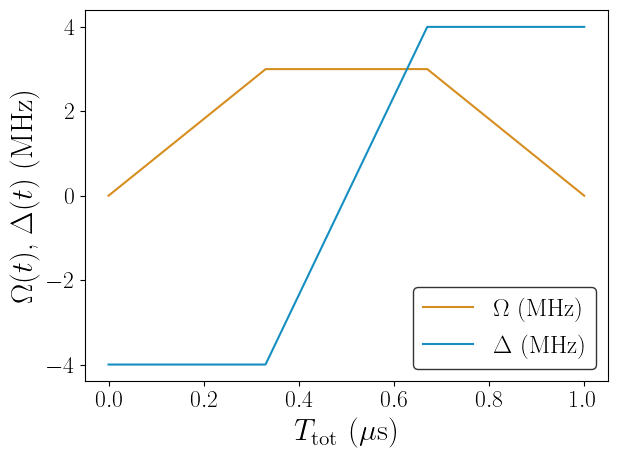
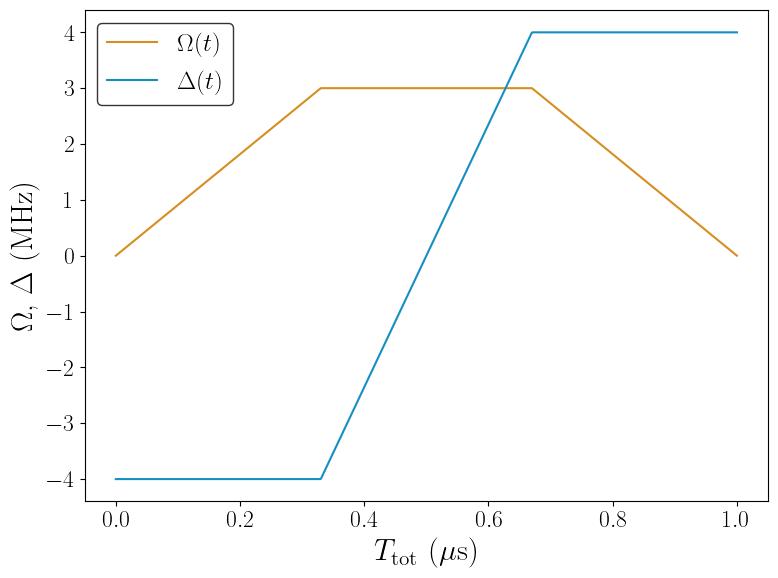
The notebook cell's code change between the first figure and the second:
--- before
+++ after
@@ -12,9 +12,10 @@
 
 # --- plotting ------------------------------------------------
-fig, ax = plt.subplots()
-ax.plot(t_grid*1e6, Omega_t/(2*np.pi*1e6), label=r"$\Omega$ (MHz)", color='#d78e20')
-ax.plot(t_grid*1e6, Delta_t/(2*np.pi*1e6), label=r"$\Delta$ (MHz)", color='#158fc2')
+
+fig, ax = plt.subplots(figsize=(8, 6))
+ax.plot(t_grid*1e6, Omega_t/(2*np.pi*1e6), label=r"$\Omega(t)$", color='#d78e20')
+ax.plot(t_grid*1e6, Delta_t/(2*np.pi*1e6), label=r"$\Delta(t)$", color='#158fc2')
 ax.set_xlabel(r"$T_{\mathrm{tot}}$ ($\mu$s)")
-ax.set_ylabel(r"$\Omega(t)$, $\Delta(t)$ (MHz)")
+ax.set_ylabel(r"$\Omega$, $\Delta$ (MHz)")
 plt.tight_layout()
 plt.legend(frameon=True, edgecolor='black')

Commit: Qpa gpu test (#11)